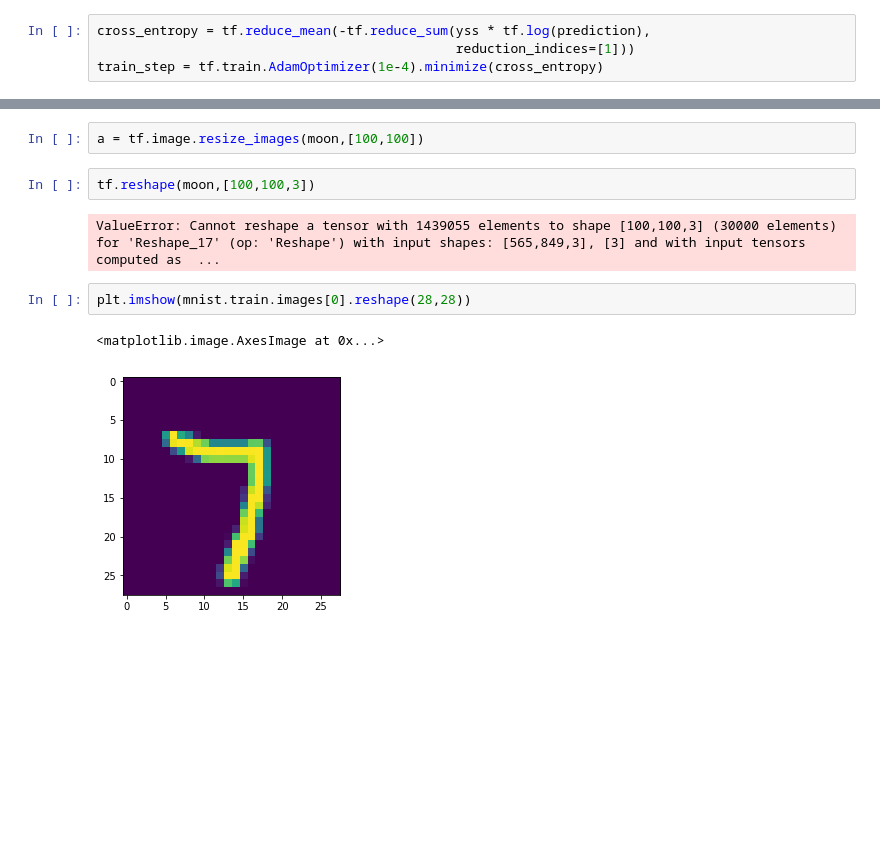
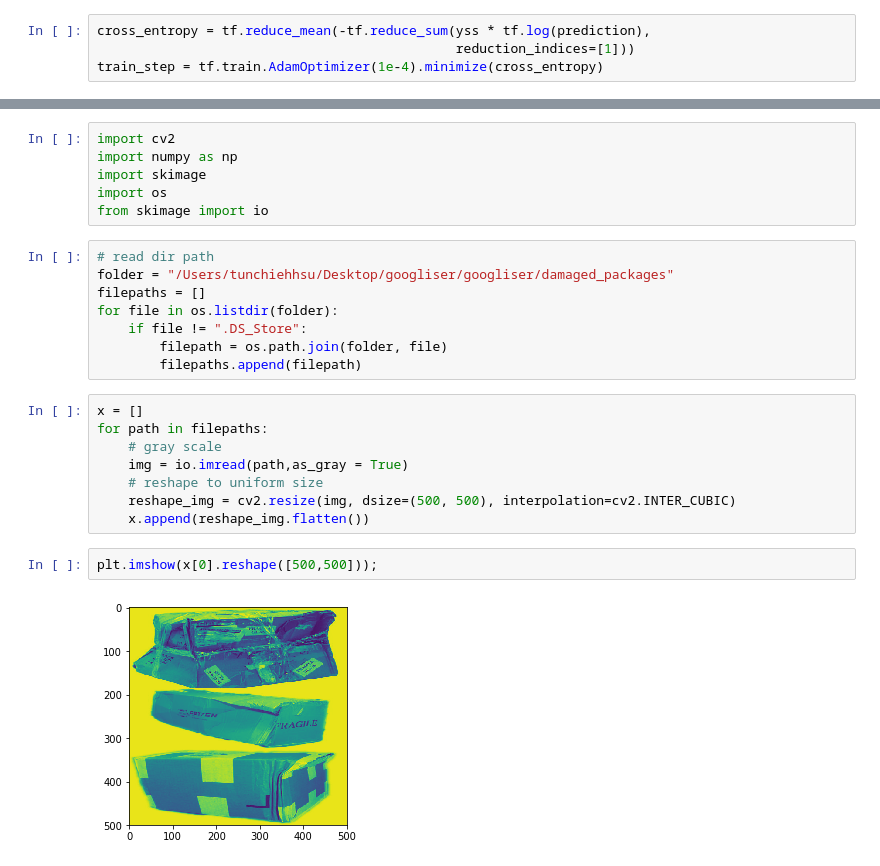
Before and after one commit to TunChiehHsu/ImageClassification, a Jupyter notebook: CNN.ipynb, the cells around one changed output, grey strips where cells are left out. Saved outputs shown, nothing was run; the diff lists cells and outputs as text; blank space fills up the shorter version.

```diff
--- a/CNN.ipynb
+++ b/CNN.ipynb
@@ -151,11 +124,26 @@ moon = io.imread("/Users/tunchiehhsu/Desktop/googliser/googliser/damaged_boxes/g
-# %%
-a = tf.image.resize_images(moon,[100,100])
-# %%
-tf.reshape(moon,[100,100,3])
-# %% [output]
-ValueError: Cannot reshape a tensor with 1439055 elements to shape [100,100,3] (30000 elements) for 'Reshape_17' (op: 'Reshape') with input shapes: [565,849,3], [3] and with input tensors computed as  ...
+# %%
+import cv2
+import numpy as np
+import skimage
+import os
+from skimage import io
+# %%
+# read dir path
+folder = "/Users/tunchiehhsu/Desktop/googliser/googliser/damaged_packages"
+filepaths = []
+for file in os.listdir(folder):
+    if file != ".DS_Store":
+        filepath = os.path.join(folder, file)
+        filepaths.append(filepath)
+# %%
+x = []
+for path in filepaths:
+    # gray scale
+    img = io.imread(path,as_gray = True)
+    # reshape to uniform size
+    reshape_img = cv2.resize(img, dsize=(500, 500), interpolation=cv2.INTER_CUBIC)
+    x.append(reshape_img.flatten())
 # %%
-plt.imshow(mnist.train.images[0].reshape(28,28))
+plt.imshow(x[0].reshape([500,500]));
 # %% [output]
-<matplotlib.image.AxesImage at 0x...>
-[figure, old version]
+[figure, new version]
```
Also changed, not shown: parts of 13 cells of this notebook, 8 other files.
